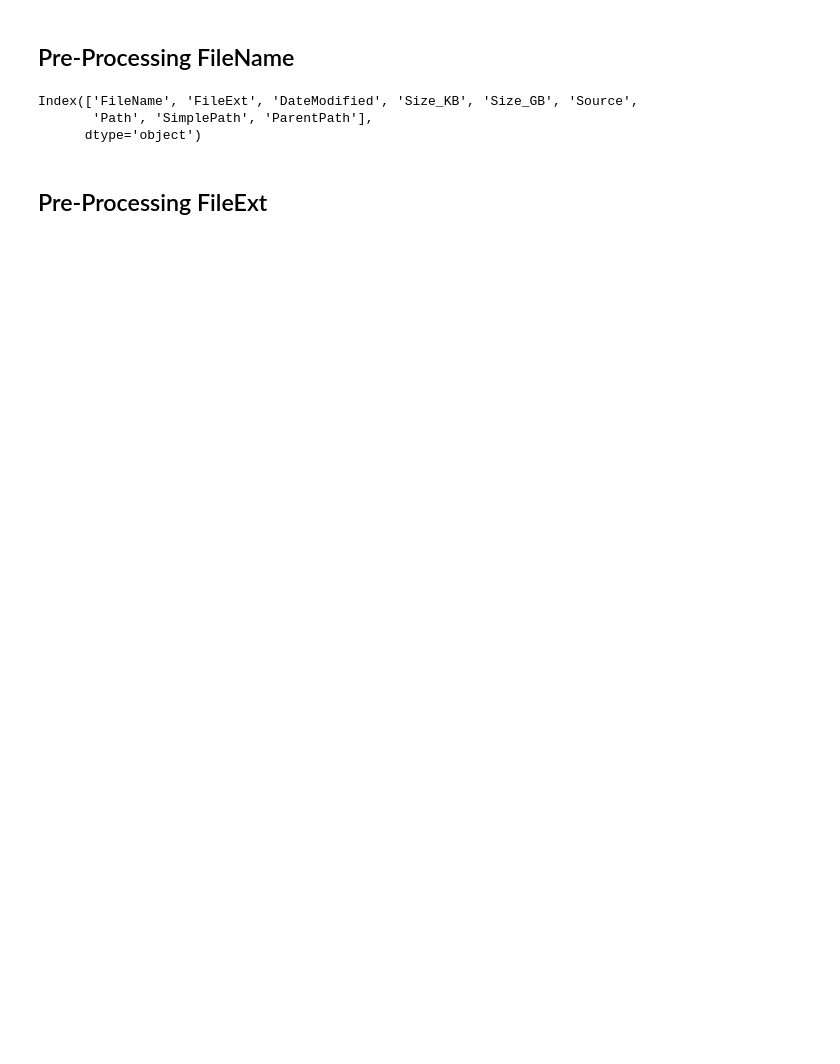
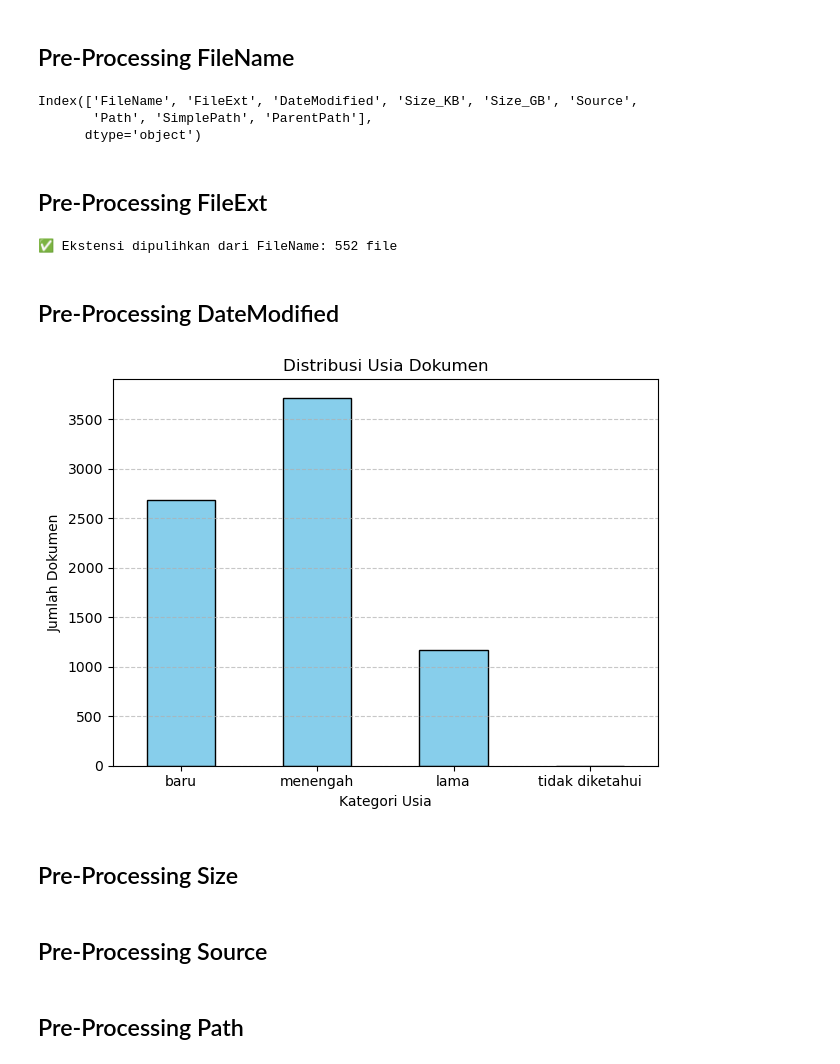
Before and after one commit to Fajrimughni/project-portfolio, a Jupyter notebook: projects/data-management-hcml/data-management-pc.ipynb, the cells around one changed output. Drawn from its saved outputs; the diff is of its cells as text; code cells hidden in the pictures; blank space fills up the shorter version.

```diff
--- a/projects/data-management-hcml/data-management-pc.ipynb
+++ b/projects/data-management-hcml/data-management-pc.ipynb
@@ -648,8 +746,27 @@ Index(['FileName', 'FileExt', 'DateModified', 'Size_KB', 'Size_GB', 'Source',
 # %%
-# Jika sudah diimpor dari file utils
-from preprocessing_utils import clean_filename_column
-
-# Gunakan untuk df_downloads
-df_downloads = clean_filename_column(df_downloads, source_col='FileName', new_col='FileNameClean', to_title=True)
+# 1. Praproses nama file
+df = pu.clean_filename_column(df)
 # %% [markdown]
 ## Pre-Processing FileExt
+# %%
+# 2. Normalisasi dan Pulihkan Ekstensi
+df = pu.normalize_extensions(df)
+df = pu.recover_extensions_from_filename(df)
+df = pu.handle_missing_extensions(df)
+# %% [output]
+✅ Ekstensi dipulihkan dari FileName: 552 file
+# %%
+# 3. Klasifikasi File berdasarkan Ekstensi
+df = pu.classify_extensions(df)
+# %% [markdown]
+## Pre-Processing DateModified
+# %%
+# 4. Tanggal & Usia Dokumen
+df = pu.classify_document_age(df)
+# %%
+# 5. Usia Dokumen
+pu.plot_usia_dokumen(df)
+# %% [output]
+[figure, added]
+# %% [markdown]
+## Pre-Processing Size
@@ -655,0 +776,2 @@ df_downloads = clean_filename_column(df_downloads, source_col='FileName', new_co
+# %% [markdown]
+## Pre-Processing Source
@@ -655,0 +781,2 @@ df_downloads = clean_filename_column(df_downloads, source_col='FileName', new_co
+# %% [markdown]
+## Pre-Processing Path
```
Also changed, not shown: parts of 24 cells of this notebook, 3 other files.
